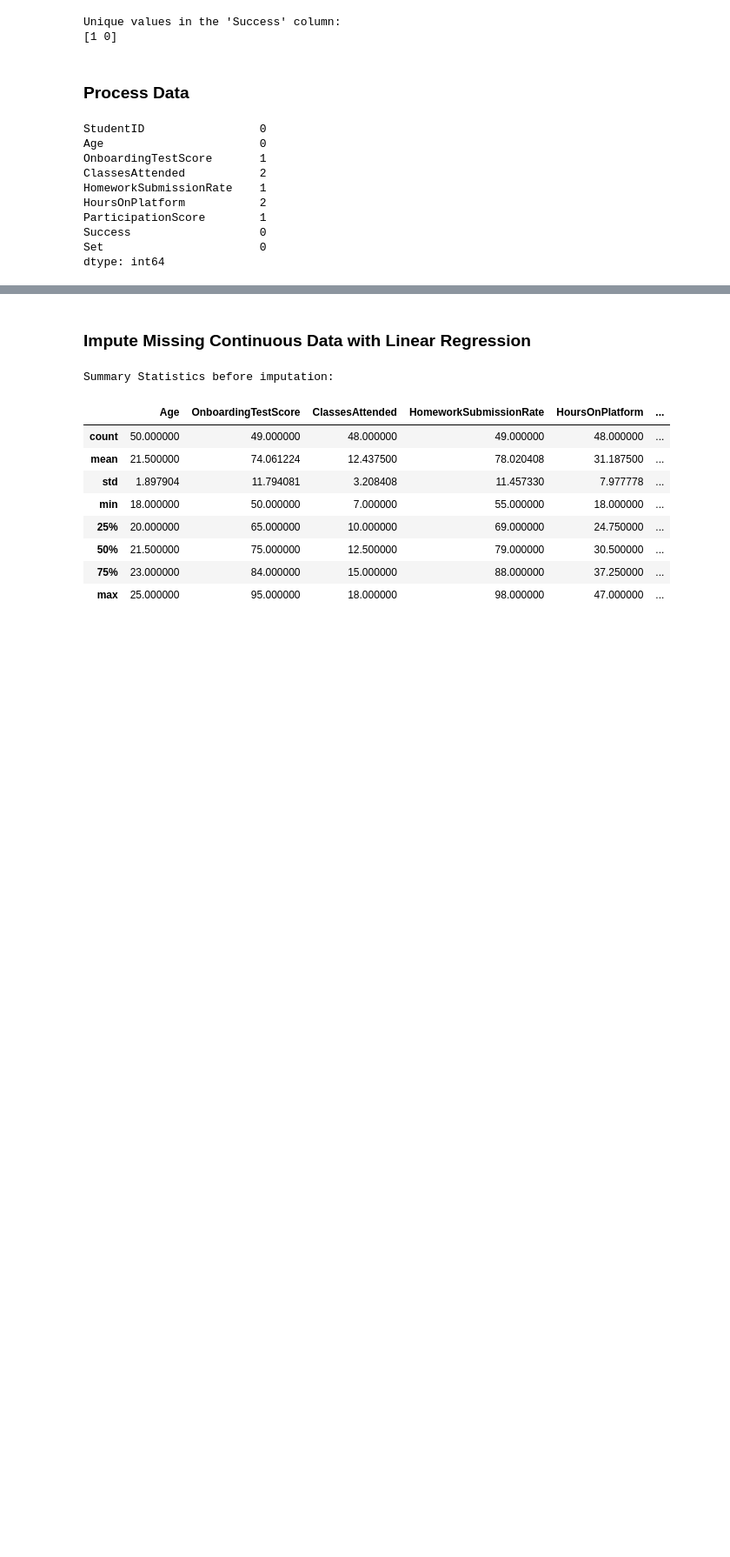
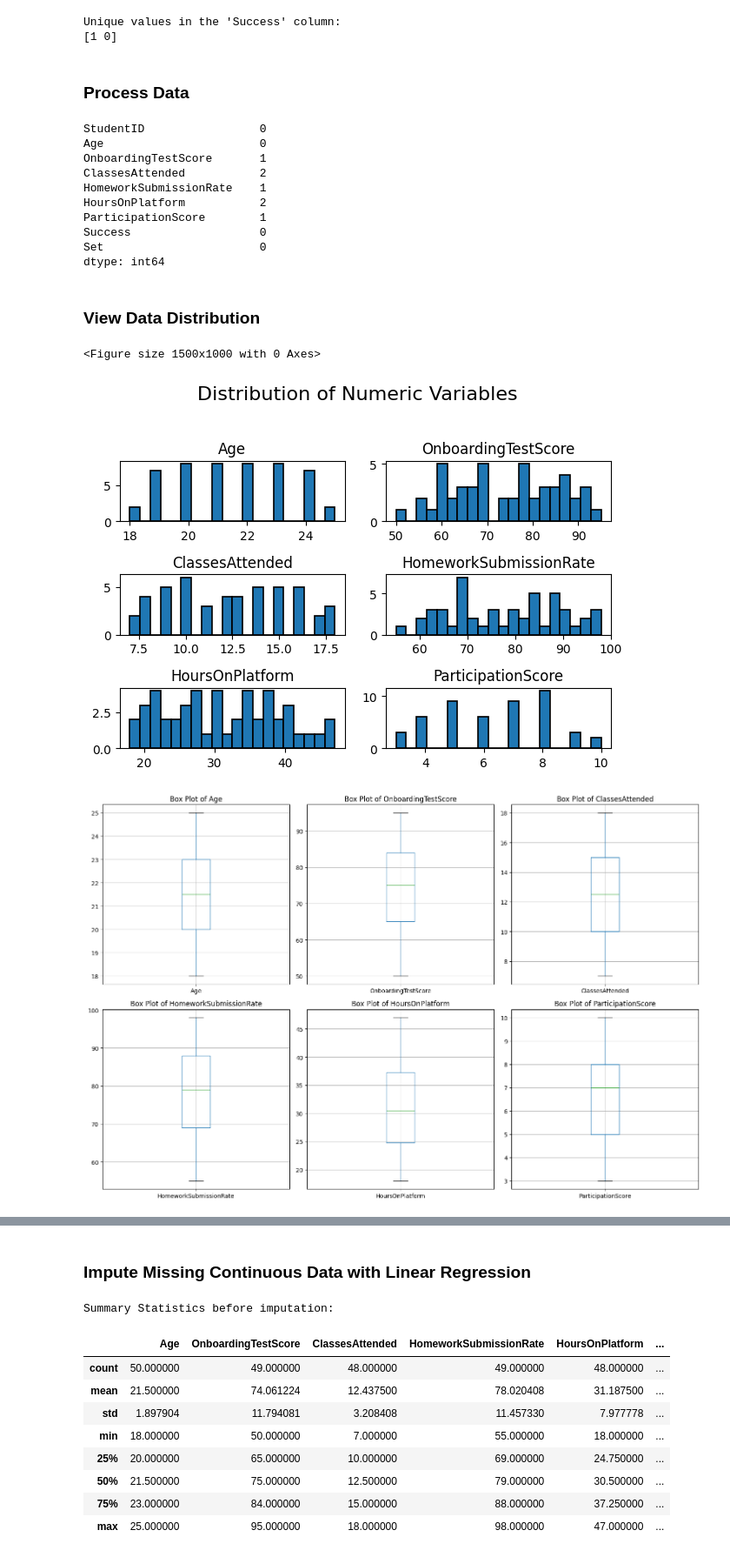
Before and after one commit to alanbjordan/EdTechModel, a Jupyter notebook: predict_student_success.ipynb, the cells around one changed output, grey strips where cells are left out. Shown at 87% size. Drawn from its saved outputs; the diff is of its cells as text; code cells hidden in the pictures; blank space fills up the shorter version.

```diff
--- a/predict_student_success.ipynb
+++ b/predict_student_success.ipynb
@@ -157,3 +157,38 @@ ParticipationScore        1
 Success                   0
 Set                       0
 dtype: int64
+# %% [markdown]
+### View Data Distribution
+# %%
+import matplotlib.pyplot as plt
+import pandas as pd
+
+# Assuming your DataFrame is loaded as df and numeric columns have been converted.
+
+numeric_cols = ['Age', 'OnboardingTestScore', 'ClassesAttended',
+                'HomeworkSubmissionRate', 'HoursOnPlatform', 'ParticipationScore']
+
+# 1. Histograms
+plt.figure(figsize=(15, 10))
+df[numeric_cols].hist(bins=20, grid=False, edgecolor='black', linewidth=1.2)
+plt.suptitle("Distribution of Numeric Variables", fontsize=16)
+plt.tight_layout(rect=[0, 0.03, 1, 0.95])
+plt.show()
+
+# 2. Box Plots for spotting outliers
+plt.figure(figsize=(15, 10))
+for i, col in enumerate(numeric_cols):
+    plt.subplot(2, 3, i + 1)
+    df.boxplot(column=col)
+    plt.title(f"Box Plot of {col}")
+plt.tight_layout()
+plt.show()
+
+# 3. Scatter Matrix for pairwise relationship (using Pandas' inbuilt plotting function)
+pd.plotting.scatter_matrix(df[numeric_cols], figsize=(15, 15), diagonal='hist', alpha=0.7)
+plt.suptitle("Scatter Matrix of Numeric Variables", fontsize=16)
+plt.show()
+# %% [output]
+<Figure size 1500x1000 with 0 Axes>
+[figure, added]
+[figure, added]
```
Also changed, not shown: parts of 1 cell of this notebook.
